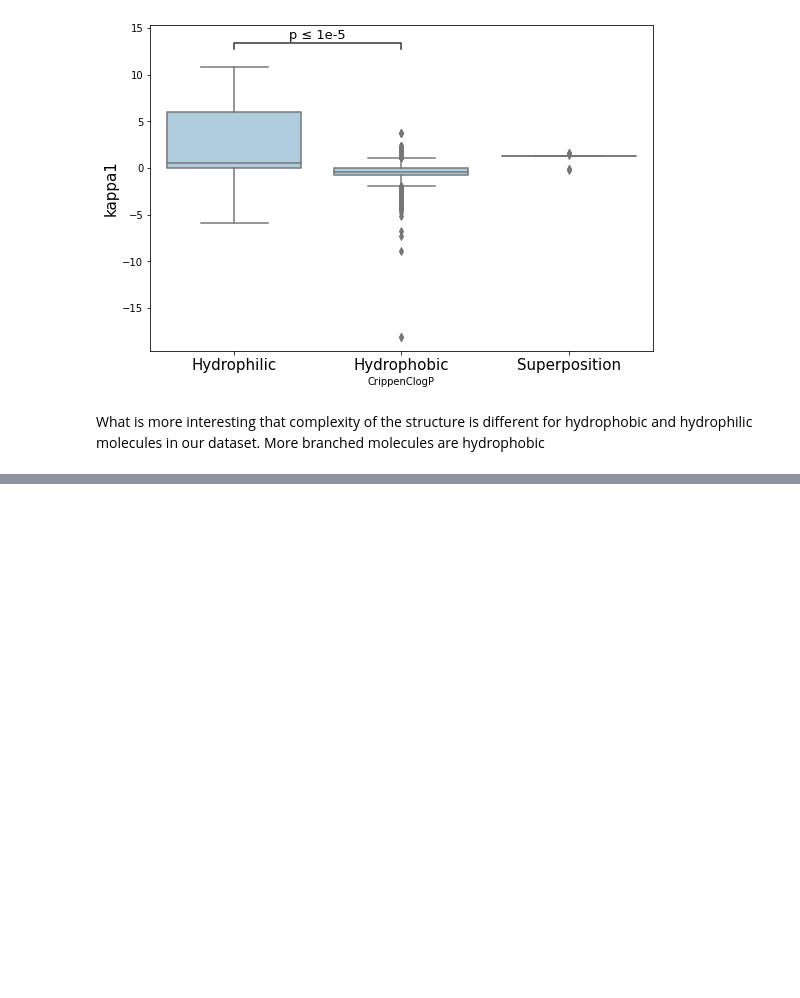
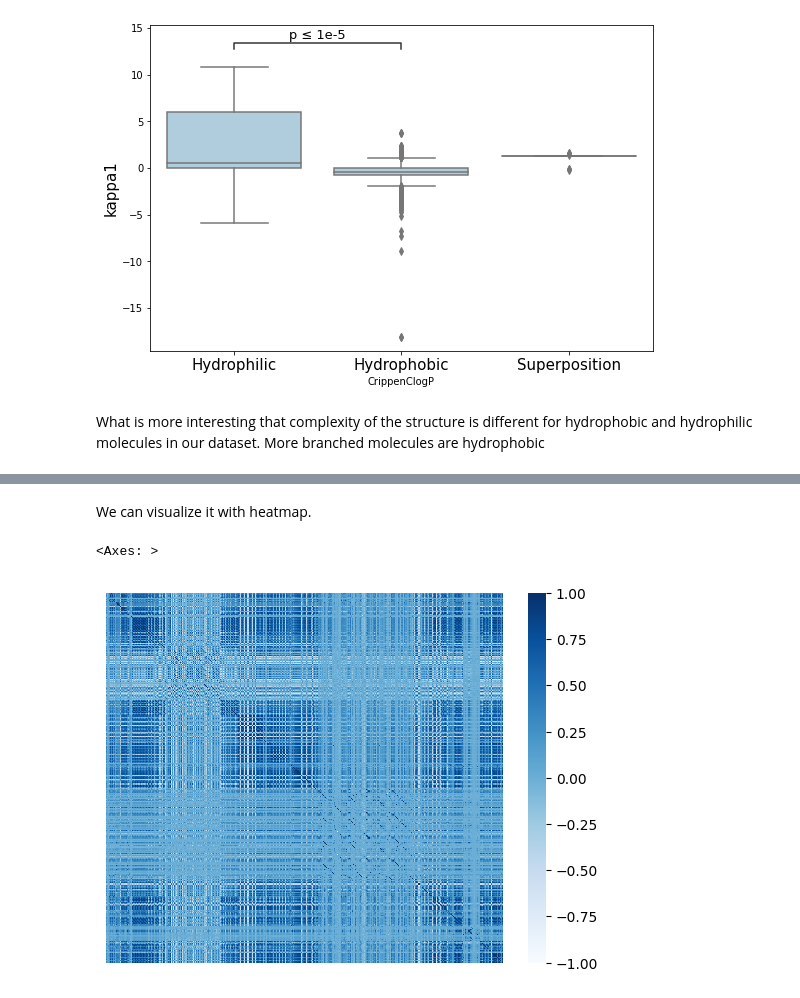
Before and after one commit to wwapper/ML_course, a Jupyter notebook: HW2.ipynb, the cells around one changed output, grey strips where cells are left out. Cells and saved outputs as stored; diff of their text form; code cells hidden in the pictures; blank space fills up the shorter version.

```diff
--- a/HW2.ipynb
+++ b/HW2.ipynb
@@ -230,0 +233,6 @@ More branched molecules are hydrophobic
+# %%
+df = pd.read_csv('df_after_data_processing.csv')
+corr_all = df.corr(method='spearman', numeric_only=True)
+corr_all.dropna(how='all', axis=1, inplace = True)
+corr_all.dropna(how='all', axis=0, inplace = True)
+corr_all
@@ -230,0 +253,7 @@ More branched molecules are hydrophobic
+# %% [markdown]
+We can visualize it with heatmap.
+# %%
+sns.heatmap(corr_all, cmap="Blues", xticklabels=False, yticklabels=False)
+# %% [output]
+<Axes: >
+[figure, added]
```
Also changed, not shown: parts of 23 cells of this notebook.
